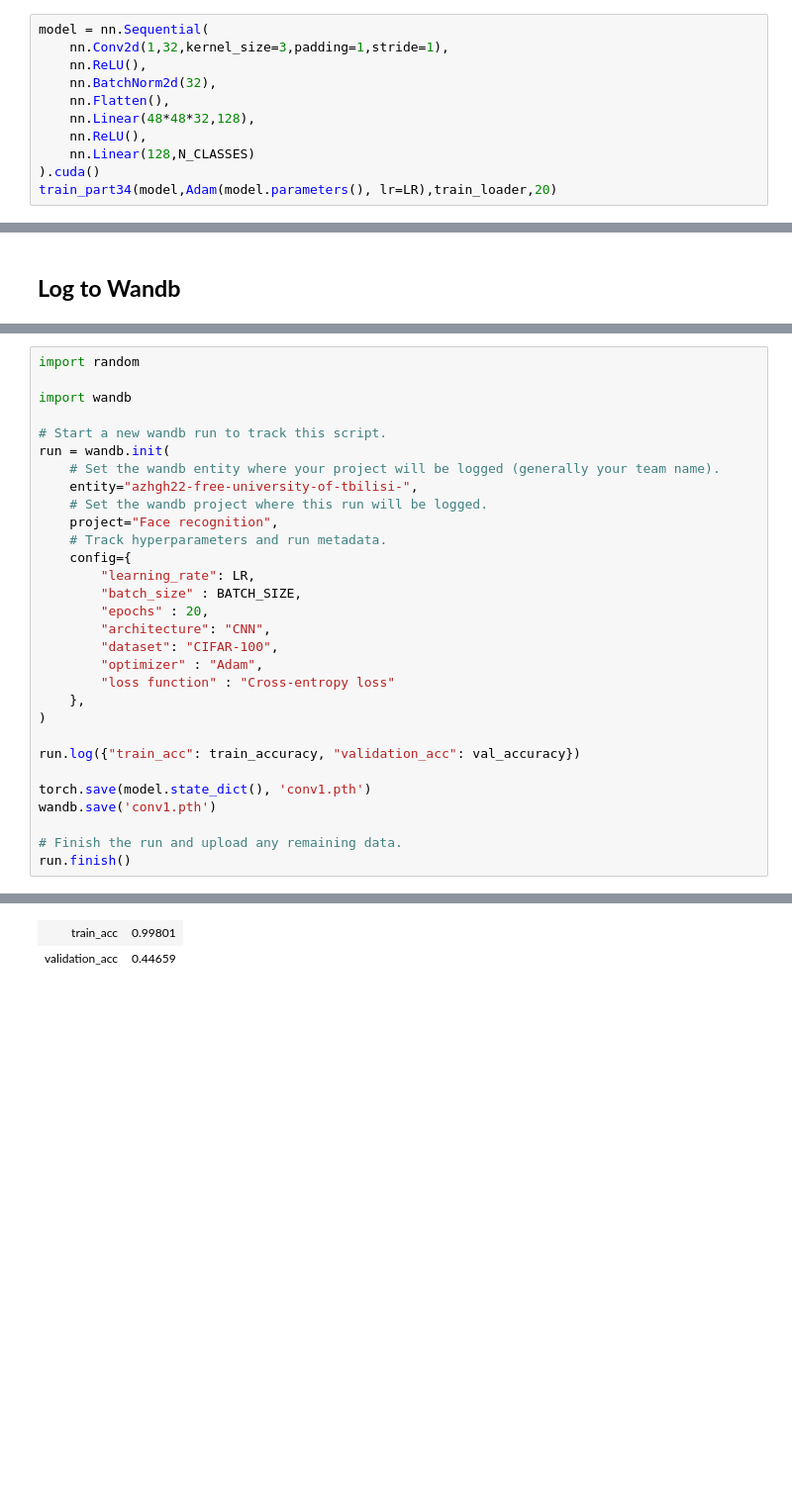
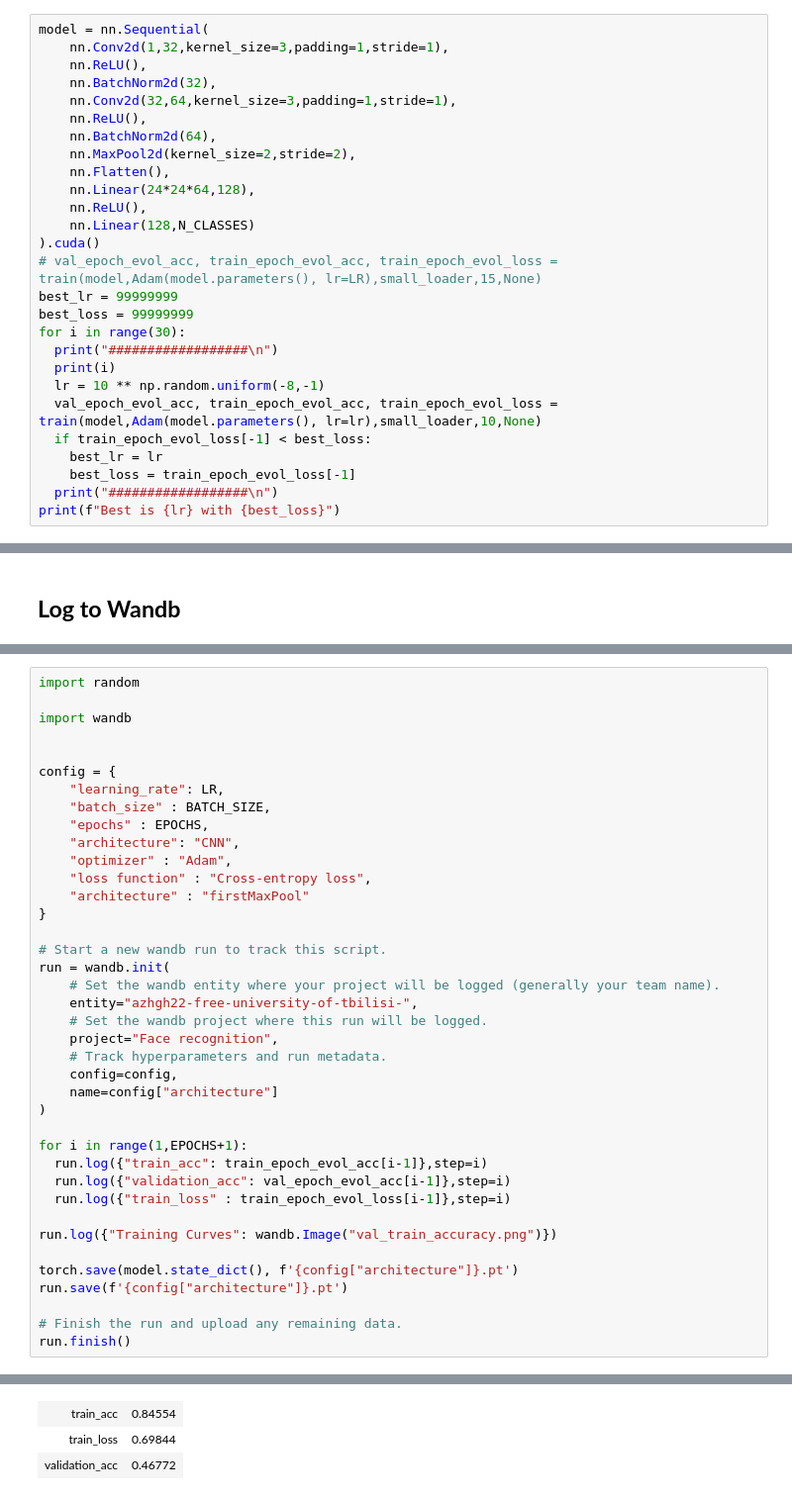
Before and after one commit to azhgh22/ML04_Facial_Expression_Recognition_Challenge, a Jupyter notebook: model.ipynb, the cells around one changed output, grey strips where cells are left out. Shown: that part at 99% size. Saved outputs shown, nothing was run; the diff lists cells and outputs as text; blank space fills up the shorter version.

```diff
--- a/model.ipynb
+++ b/model.ipynb
@@ -258,10 +266,26 @@ model = nn.Sequential(
     nn.Conv2d(1,32,kernel_size=3,padding=1,stride=1),
     nn.ReLU(),
     nn.BatchNorm2d(32),
+    nn.Conv2d(32,64,kernel_size=3,padding=1,stride=1),
+    nn.ReLU(),
+    nn.BatchNorm2d(64),
+    nn.MaxPool2d(kernel_size=2,stride=2),
     nn.Flatten(),
-    nn.Linear(48*48*32,128),
+    nn.Linear(24*24*64,128),
     nn.ReLU(),
     nn.Linear(128,N_CLASSES)
 ).cuda()
-train_part34(model,Adam(model.parameters(), lr=LR),train_loader,20)
+# val_epoch_evol_acc, train_epoch_evol_acc, train_epoch_evol_loss = train(model,Adam(model.parameters(), lr=LR),small_loader,15,None)
+best_lr = 99999999
+best_loss = 99999999
+for i in range(30):
+  print("##################\n")
+  print(i)
+  lr = 10 ** np.random.uniform(-8,-1)
+  val_epoch_evol_acc, train_epoch_evol_acc, train_epoch_evol_loss = train(model,Adam(model.parameters(), lr=lr),small_loader,10,None)
+  if train_epoch_evol_loss[-1] < best_loss:
+    best_lr = lr
+    best_loss = train_epoch_evol_loss[-1]
+  print("##################\n")
+print(f"Best is {lr} with {best_loss}")
 # %% [output]
@@ -334,6 +382,17 @@ wandb: Currently logged in as: azhgh22 (azhgh22-free-university-of-tbilisi-) to
 import random
 
 import wandb
+
+
+config = {
+    "learning_rate": LR,
+    "batch_size" : BATCH_SIZE,
+    "epochs" : EPOCHS,
+    "architecture": "CNN",
+    "optimizer" : "Adam",
+    "loss function" : "Cross-entropy loss",
+    "architecture" : "firstMaxPool"
+}
 
 # Start a new wandb run to track this script.
 run = wandb.init(
@@ -342,21 +401,19 @@ run = wandb.init(
     # Set the wandb project where this run will be logged.
     project="Face recognition",
     # Track hyperparameters and run metadata.
-    config={
-        "learning_rate": LR,
-        "batch_size" : BATCH_SIZE,
-        "epochs" : 20,
-        "architecture": "CNN",
-        "dataset": "CIFAR-100",
-        "optimizer" : "Adam",
-        "loss function" : "Cross-entropy loss"
-    },
+    config=config,
+    name=config["architecture"]
 )
 
-run.log({"train_acc": train_accuracy, "validation_acc": val_accuracy})
+for i in range(1,EPOCHS+1):
+  run.log({"train_acc": train_epoch_evol_acc[i-1]},step=i)
+  run.log({"validation_acc": val_epoch_evol_acc[i-1]},step=i)
+  run.log({"train_loss" : train_epoch_evol_loss[i-1]},step=i)
 
-torch.save(model.state_dict(), 'conv1.pth')
-wandb.save('conv1.pth')
+run.log({"Training Curves": wandb.Image("val_train_accuracy.png")})
+
+torch.save(model.state_dict(), f'{config["architecture"]}.pt')
+run.save(f'{config["architecture"]}.pt')
 
 # Finish the run and upload any remaining data.
 run.finish()
@@ -375,2 +432,3 @@ Run summary:
-| train_acc | 0.99801 |
-| validation_acc | 0.44659 |
+| train_acc | 0.84554 |
+| train_loss | 0.69844 |
+| validation_acc | 0.46772 |
```
Also changed, not shown: parts of 14 cells of this notebook.
